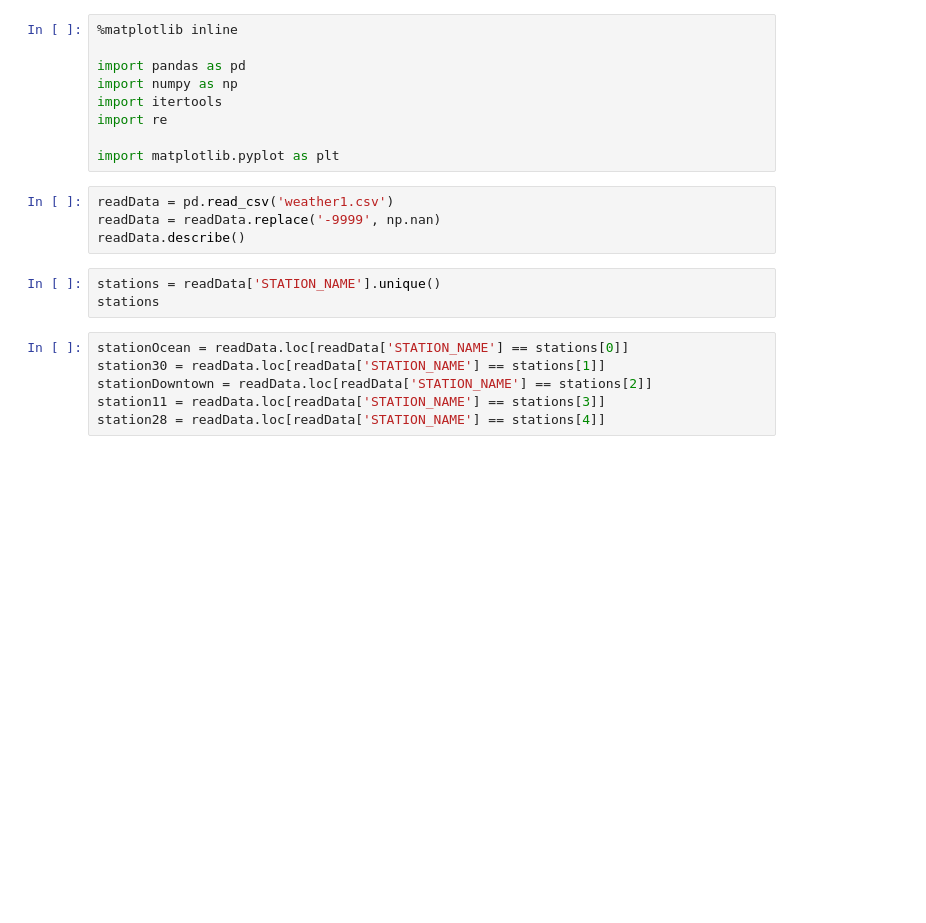
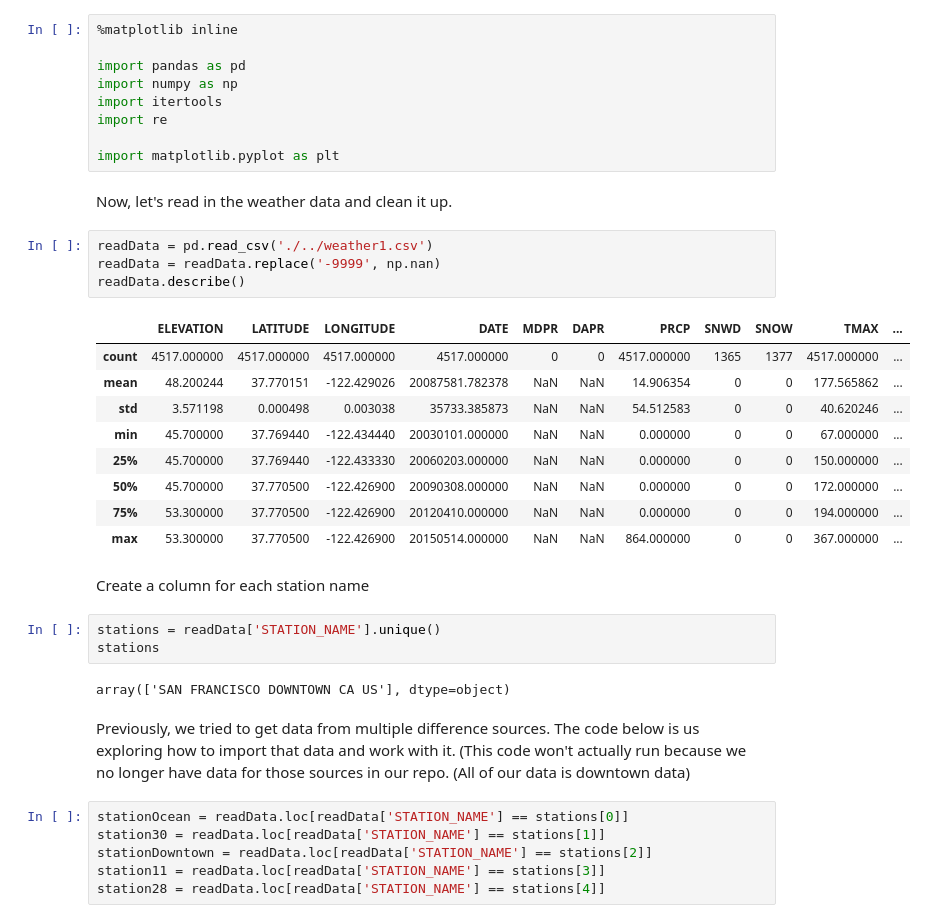
Before and after one commit to paulruvolo/DataScience16CYOA, a Jupyter notebook: Experimenting/Exploring Weather Data.ipynb, the cells around one changed output. Drawn from its saved outputs; the diff is of its cells as text; blank space fills up the shorter version.

```diff
--- a/Experimenting/Exploring Weather Data.ipynb
+++ b/Experimenting/Exploring Weather Data.ipynb
@@ -7,13 +10,31 @@ import itertools
 import re
 
 import matplotlib.pyplot as plt
+# %% [markdown]
+Now, let's read in the weather data and clean it up.
 # %%
-readData = pd.read_csv('weather1.csv')
+readData = pd.read_csv('./../weather1.csv')
 readData = readData.replace('-9999', np.nan)
 readData.describe()
+# %% [output]
+|  | ELEVATION | LATITUDE | LONGITUDE | DATE | MDPR | DAPR | PRCP | SNWD | SNOW | TMAX | ... |
+| count | 4517.000000 | 4517.000000 | 4517.000000 | 4517.000000 | 0 | 0 | 4517.000000 | 1365 | 1377 | 4517.000000 | ... |
+| mean | 48.200244 | 37.770151 | -122.429026 | 20087581.782378 | NaN | NaN | 14.906354 | 0 | 0 | 177.565862 | ... |
+| std | 3.571198 | 0.000498 | 0.003038 | 35733.385873 | NaN | NaN | 54.512583 | 0 | 0 | 40.620246 | ... |
+| min | 45.700000 | 37.769440 | -122.434440 | 20030101.000000 | NaN | NaN | 0.000000 | 0 | 0 | 67.000000 | ... |
+| 25% | 45.700000 | 37.769440 | -122.433330 | 20060203.000000 | NaN | NaN | 0.000000 | 0 | 0 | 150.000000 | ... |
+| 50% | 45.700000 | 37.770500 | -122.426900 | 20090308.000000 | NaN | NaN | 0.000000 | 0 | 0 | 172.000000 | ... |
+| 75% | 53.300000 | 37.770500 | -122.426900 | 20120410.000000 | NaN | NaN | 0.000000 | 0 | 0 | 194.000000 | ... |
+| max | 53.300000 | 37.770500 | -122.426900 | 20150514.000000 | NaN | NaN | 864.000000 | 0 | 0 | 367.000000 | ... |
+# %% [markdown]
+Create a column for each station name
 # %%
 stations = readData['STATION_NAME'].unique()
 stations
+# %% [output]
+array(['SAN FRANCISCO DOWNTOWN CA US'], dtype=object)
+# %% [markdown]
+Previously, we tried to get data from multiple difference sources. The code below is us exploring how to import that data and work with it. (This code won't actually run because we no longer have data for those sources in our repo. (All of our data is downtown data)
 # %%
 stationOcean = readData.loc[readData['STATION_NAME'] == stations[0]]
 station30 = readData.loc[readData['STATION_NAME'] == stations[1]]
```
Also changed, not shown: parts of 1 cell of this notebook, 10 other files.
